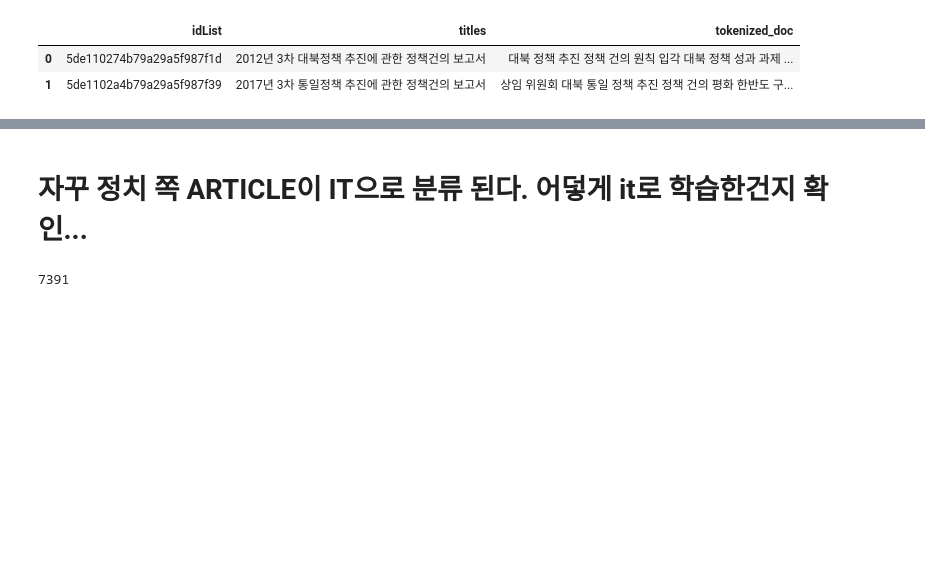
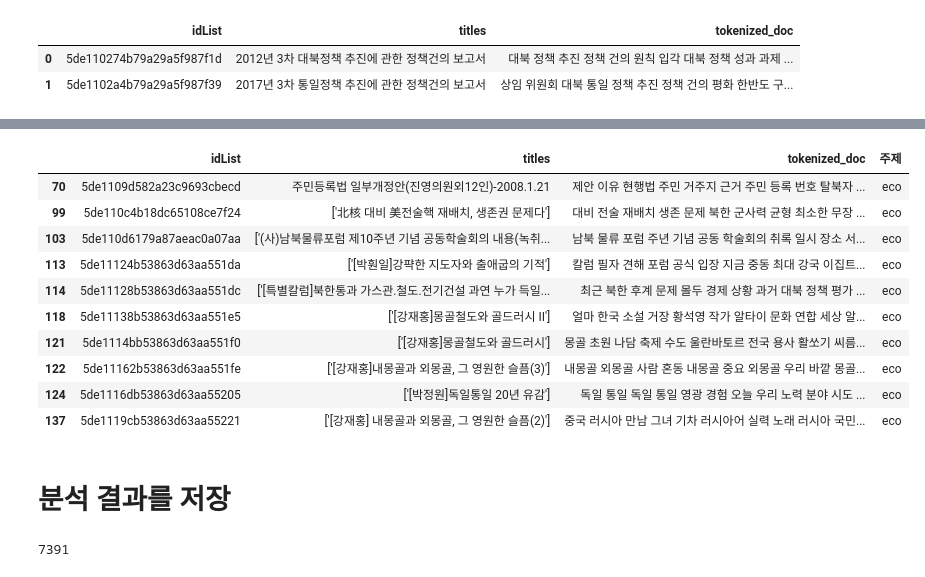
Before and after one commit to HGUISEL/TIBigdataMiddleware, a Jupyter notebook: rnn1.ipynb, the cells around one changed output, grey strips where cells are left out. Cells and saved outputs as stored; diff of their text form; code cells hidden in the pictures; blank space fills up the shorter version.

```diff
--- a/rnn1.ipynb
+++ b/rnn1.ipynb
@@ -970,7 +964,19 @@ spo count :  1
 # %%
-kubic[kubic["주제"]==topic]
+kubic[kubic["주제"]=="eco"].head(10)
+# %% [output]
+|  | idList | titles | tokenized_doc | 주제 |
+| 70 | 5de1109d582a23c9693cbecd | 주민등록법 일부개정안(진영의원외12인)-2008.1.21 | 제안 이유 현행법 주민 거주지 근거 주민 등록 번호 탈북자 ... | eco |
+| 99 | 5de110c4b18dc65108ce7f24 | ['北核 대비 美전술핵 재배치, 생존권 문제다'] | 대비 전술 재배치 생존 문제 북한 군사력 균형 최소한 무장 ... | eco |
+| 103 | 5de110d6179a87aeac0a07aa | ['(사)남북물류포럼 제10주년 기념 공동학술회의 내용(녹취... | 남북 물류 포럼 주년 기념 공동 학술회의 취록 일시 장소 서... | eco |
+| 113 | 5de11124b53863d63aa551da | ['[박훤일]강퍅한 지도자와 출애굽의 기적'] | 칼럼 필자 견해 포럼 공식 입장 지금 중동 최대 강국 이집트... | eco |
+| 114 | 5de11128b53863d63aa551dc | ['[특별칼럼]북한통과 가스관․철도․전기건설 과연 누가 득일... | 최근 북한 후계 문제 몰두 경제 상황 과거 대북 정책 평가 ... | eco |
+| 118 | 5de11138b53863d63aa551e5 | ['[강재홍]몽골철도와 골드러시 II'] | 얼마 한국 소설 거장 황석영 작가 알타이 문화 연합 세상 알... | eco |
+| 121 | 5de1114bb53863d63aa551f0 | ['[강재홍]몽골철도와 골드러시'] | 몽골 초원 나담 축제 수도 울란바토르 전국 용사 활쏘기 씨름... | eco |
+| 122 | 5de11162b53863d63aa551fe | ['[강재홍]내몽골과 외몽골, 그 영원한 슬픔(3)'] | 내몽골 외몽골 사람 혼동 내몽골 중요 외몽골 우리 바깥 몽골... | eco |
+| 124 | 5de1116db53863d63aa55205 | ['[박정원]독일통일 20년 유감'] | 독일 통일 독일 통일 영광 경험 오늘 우리 노력 분야 시도 ... | eco |
+| 137 | 5de1119cb53863d63aa55221 | ['[강재홍] 내몽골과 외몽골, 그 영원한 슬픔(2)'] | 중국 러시아 만남 그녀 기차 러시아어 실력 노래 러시아 국민... | eco |
-# %% [markdown]
-# 자꾸 정치 쪽 ARTICLE이 IT으로 분류 된다. 어덯게 it로 학습한건지 확인...
+# %% [markdown]
+# 분석 결과를 저장
 # %%
 print((data["주제"]=="spo").sum())
 # print(data[data["주제"]=="it"].head(30))
```
Also changed, not shown: parts of 19 cells of this notebook.
